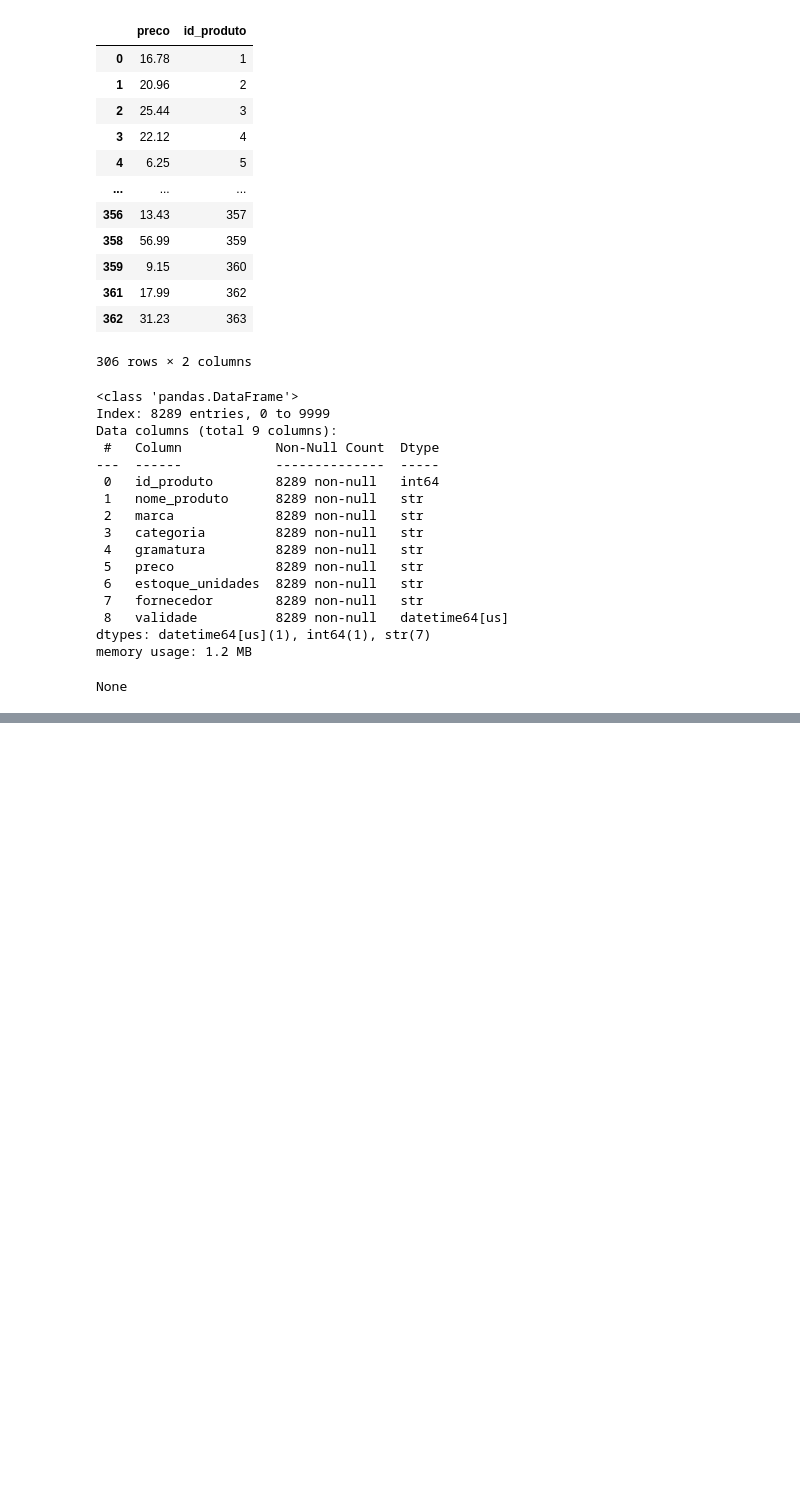
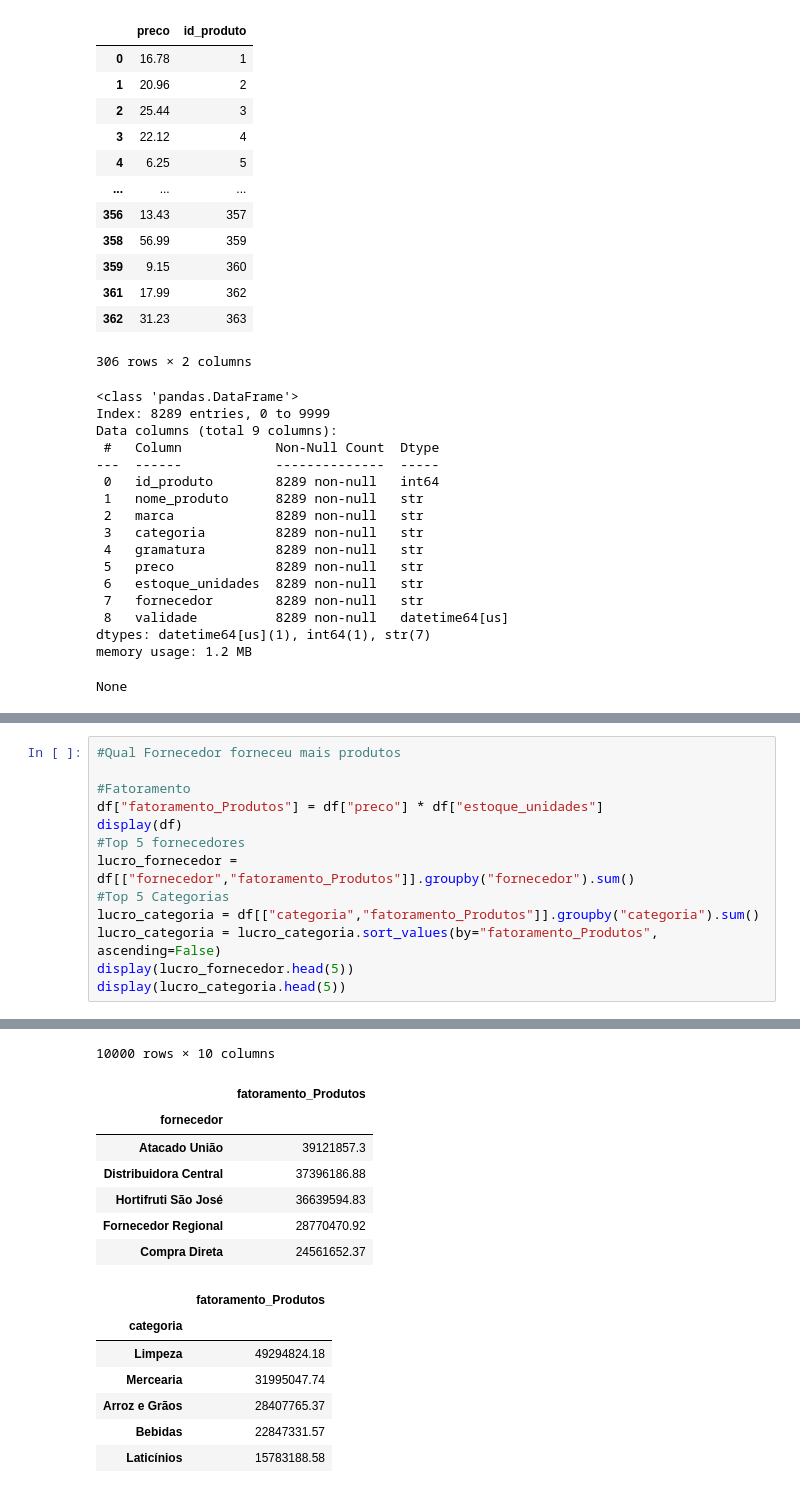
Before and after one commit to miguelbarbosa-dev/Anlise_de_Dados_Logisticos_com_Python, a Jupyter notebook: data.ipynb, the cells around one changed output, grey strips where cells are left out. Saved outputs shown, nothing was run; the diff lists cells and outputs as text; blank space fills up the shorter version.

```diff
--- a/data.ipynb
+++ b/data.ipynb
@@ -162 +163,15 @@ None
 100 rows × 9 columns
+# %%
+#Qual Fornecedor forneceu mais produtos
+
+#Fatoramento
+df["fatoramento_Produtos"] = df["preco"] * df["estoque_unidades"]
+display(df)
+#Top 5 fornecedores
+lucro_fornecedor = df[["fornecedor","fatoramento_Produtos"]].groupby("fornecedor").sum()
+#Top 5 Categorias
+lucro_categoria = df[["categoria","fatoramento_Produtos"]].groupby("categoria").sum()
+lucro_categoria = lucro_categoria.sort_values(by="fatoramento_Produtos", ascending=False)
+display(lucro_fornecedor.head(5))
+display(lucro_categoria.head(5))
+# %% [output]
@@ -162,0 +190,15 @@ None
+10000 rows × 10 columns
+|  | fatoramento_Produtos |
+| fornecedor |  |
+| Atacado União | 39121857.3 |
+| Distribuidora Central | 37396186.88 |
+| Hortifruti São José | 36639594.83 |
+| Fornecedor Regional | 28770470.92 |
+| Compra Direta | 24561652.37 |
+|  | fatoramento_Produtos |
+| categoria |  |
+| Limpeza | 49294824.18 |
+| Mercearia | 31995047.74 |
+| Arroz e Grãos | 28407765.37 |
+| Bebidas | 22847331.57 |
+| Laticínios | 15783188.58 |
```
Also changed, not shown: parts of 4 cells of this notebook.
